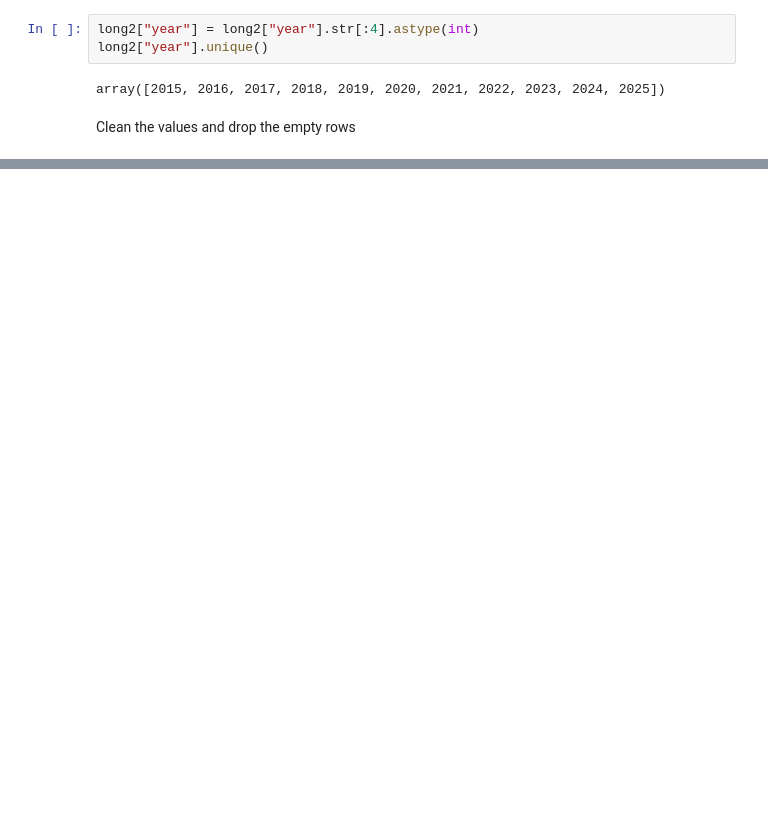
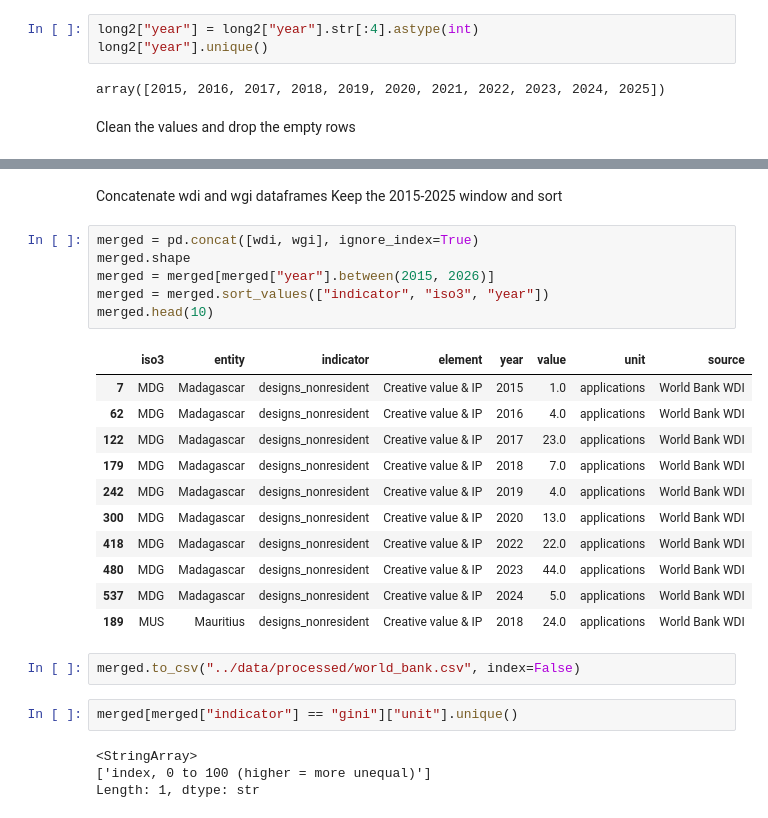
Before and after one commit to ellie-rabarison/creative-economy, a Jupyter notebook: notebooks/01_clean_worldbank.ipynb, the cells around one changed output, grey strips where cells are left out. Cells and saved outputs as stored; diff of their text form; blank space fills up the shorter version.

```diff
--- a/notebooks/01_clean_worldbank.ipynb
+++ b/notebooks/01_clean_worldbank.ipynb
@@ -196,0 +224,29 @@ KeyError: 'GOV_WGI_RL.SC'
+# %% [markdown]
+Concatenate wdi and wgi dataframes
+Keep the 2015-2025 window and sort
+# %%
+merged = pd.concat([wdi, wgi], ignore_index=True)
+merged.shape
+merged = merged[merged["year"].between(2015, 2026)]
+merged = merged.sort_values(["indicator", "iso3", "year"])
+merged.head(10)
+# %% [output]
+|  | iso3 | entity | indicator | element | year | value | unit | source |
+| 7 | MDG | Madagascar | designs_nonresident | Creative value & IP | 2015 | 1.0 | applications | World Bank WDI |
+| 62 | MDG | Madagascar | designs_nonresident | Creative value & IP | 2016 | 4.0 | applications | World Bank WDI |
+| 122 | MDG | Madagascar | designs_nonresident | Creative value & IP | 2017 | 23.0 | applications | World Bank WDI |
+| 179 | MDG | Madagascar | designs_nonresident | Creative value & IP | 2018 | 7.0 | applications | World Bank WDI |
+| 242 | MDG | Madagascar | designs_nonresident | Creative value & IP | 2019 | 4.0 | applications | World Bank WDI |
+| 300 | MDG | Madagascar | designs_nonresident | Creative value & IP | 2020 | 13.0 | applications | World Bank WDI |
+| 418 | MDG | Madagascar | designs_nonresident | Creative value & IP | 2022 | 22.0 | applications | World Bank WDI |
+| 480 | MDG | Madagascar | designs_nonresident | Creative value & IP | 2023 | 44.0 | applications | World Bank WDI |
+| 537 | MDG | Madagascar | designs_nonresident | Creative value & IP | 2024 | 5.0 | applications | World Bank WDI |
+| 189 | MUS | Mauritius | designs_nonresident | Creative value & IP | 2018 | 24.0 | applications | World Bank WDI |
+# %%
+merged.to_csv("../data/processed/world_bank.csv", index=False)
+# %%
+merged[merged["indicator"] == "gini"]["unit"].unique()
+# %% [output]
+<StringArray>
+['index, 0 to 100 (higher = more unequal)']
+Length: 1, dtype: str
```
Also changed, not shown: parts of 16 cells of this notebook, 1 other file.
